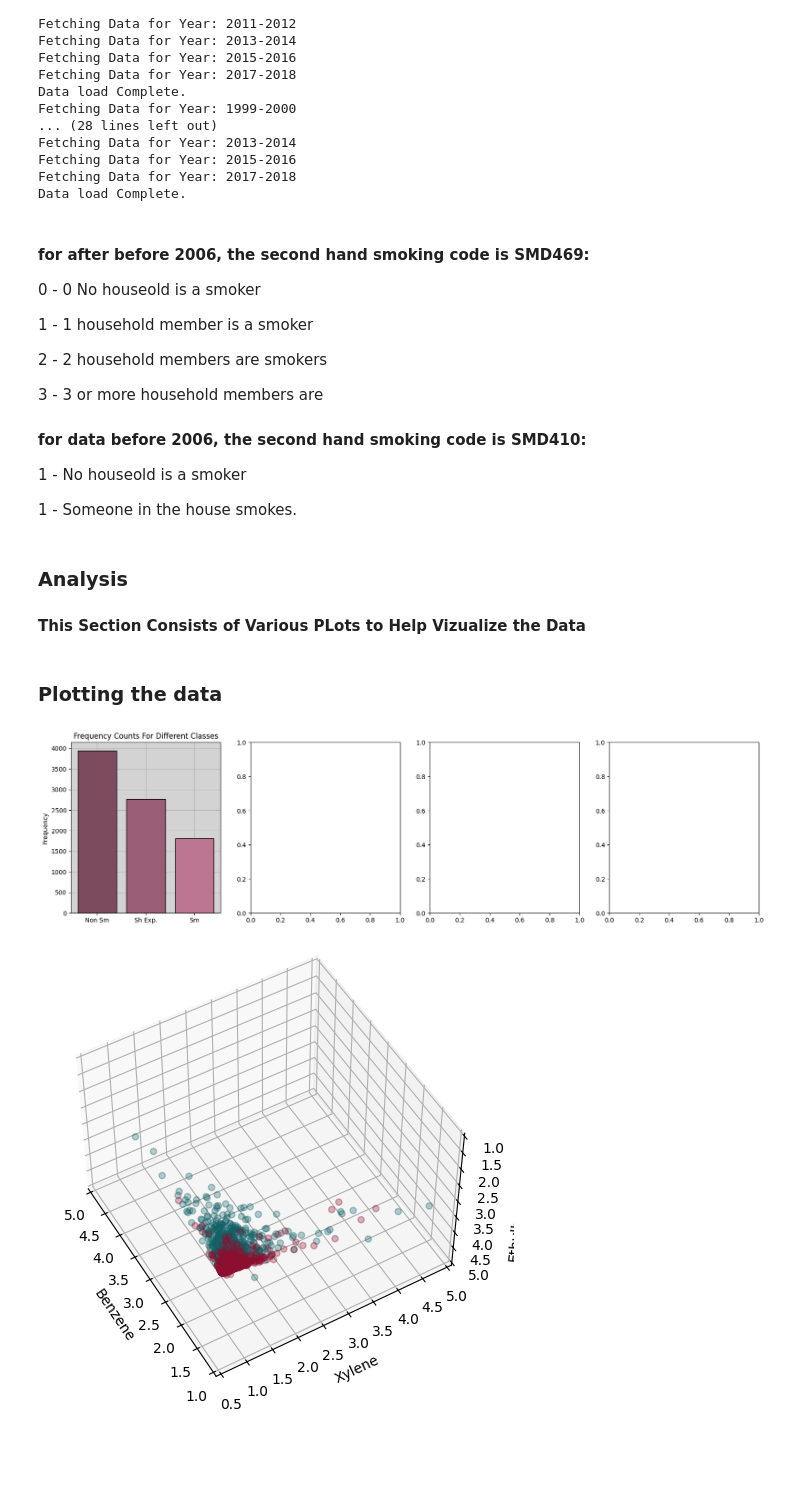
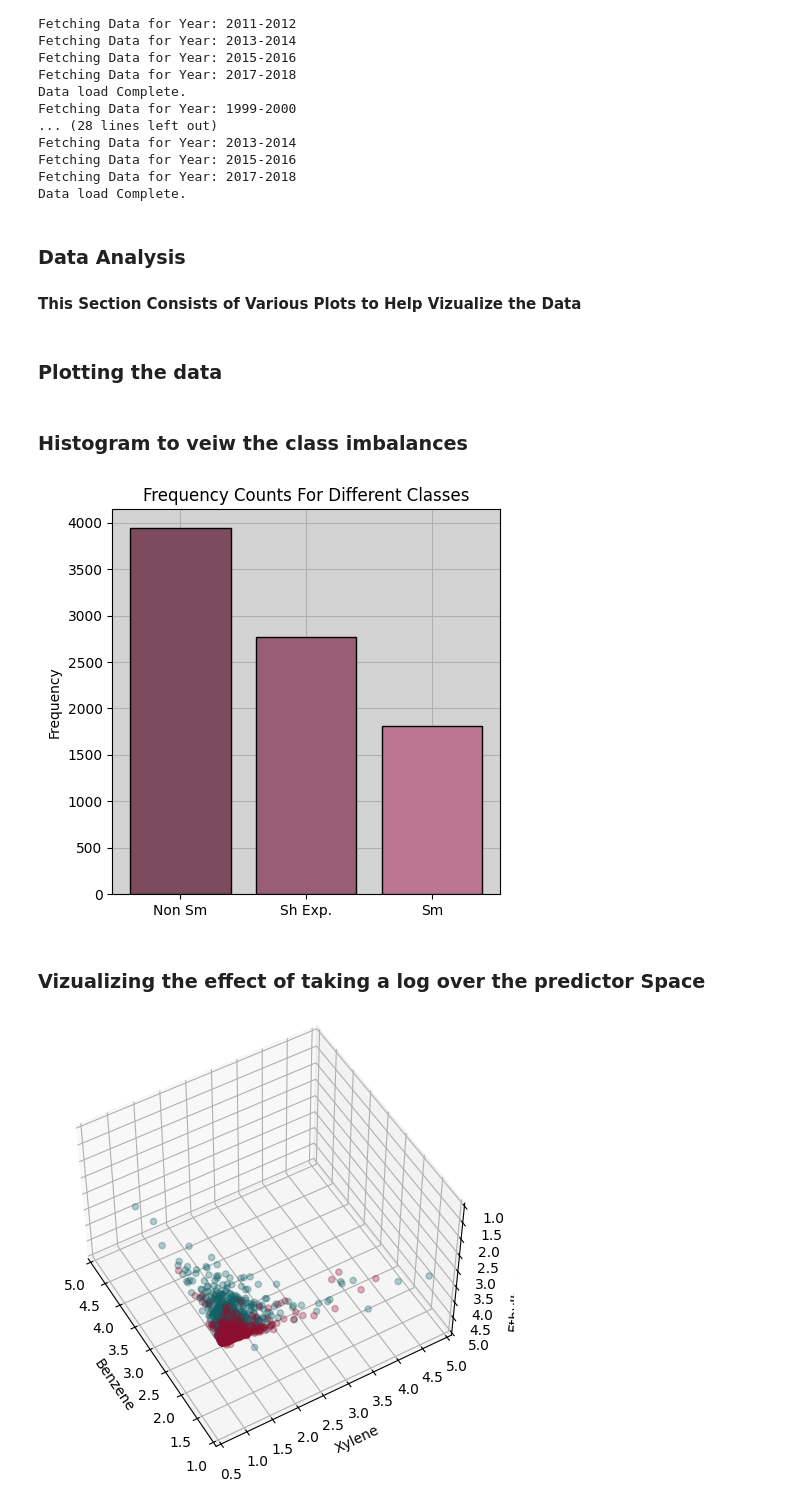
Before and after one commit to petepritch/STATS-503-Project, a Jupyter notebook: workspace/omar.ipynb, the cells around one changed output. Cells and saved outputs as stored; diff of their text form; code cells hidden in the pictures; blank space fills up the shorter version.

```diff
--- a/workspace/omar.ipynb
+++ b/workspace/omar.ipynb
@@ -101,6 +140,11 @@ def fetch_data(urls1, urls2, predictors_list, response1, response13, response14,
 # %%
 #some of the respone formatting is inconsistent ... this reformats things.
 def relable(df):
+
+    """
+    The response variables for second hand smokers and direct smokers are different [0,1,2] vs [1,0].
+    This function converts them so that they index from 0.
+    """
 
     data = df.copy()
 
@@ -126,6 +170,11 @@ def relable(df):
 
 def process(df, transform = False, combine_columns = True):
 
+    """This applies a log transformation to the predictors and combines the response variables int0 a single response
+    transform: if the log transformation should be applied
+    combine_columns: if the responses should be combines: this should only be false if you want to partition the data by response groups.
+    """
+
     data = df.copy()
     data = relable(data)
 
@@ -140,7 +189,7 @@ def process(df, transform = False, combine_columns = True):
 
     data = pd.concat([non_smokers, sh_smokers, smokers])
 
-    if combine_columns: # make a single response variable 0,1,2 - >
+    if combine_columns: # make a single response variable: 0,1,2
             data['SMOKE'] = data['SMOKE']+ data['SH EXP']
             data = data.drop(['SH EXP'], axis = 1)
 
@@ -150,6 +199,7 @@ def process(df, transform = False, combine_columns = True):
         data['LBXVEB'] = np.log(data['LBXVEB'])
         data['LBXVXY'] = np.log(data['LBXVXY'])
 
+    #reshuffle
     return data.sample(frac=1).reset_index(drop=True)
 # %% [markdown]
 ### Data Preprocessing
@@ -193,26 +247,10 @@ Fetching Data for Year: 2013-2014
 Fetching Data for Year: 2015-2016
 Fetching Data for Year: 2017-2018
 Data load Complete.
-# %% [markdown]
-#### for after before 2006, the second hand smoking code is SMD469:
-
-0 -	0 No houseold is a smoker
-
-1 -	1 household member is a smoker
-
-2 -	2 household members are smokers
-
-3 -	3 or more household members are
-
-#### for data before 2006, the second hand smoking code is SMD410:
-
-1 -	 No houseold is a smoker
-
-1 - Someone in the house smokes.
 # %% [markdown]
-### Analysis
+### Data Analysis
 
-#### This Section Consists of Various PLots to Help Vizualize the Data
+#### This Section Consists of Various Plots to Help Vizualize the Data
 # %% [markdown]
 ### Plotting the data
 # %%
@@ -227,21 +272,24 @@ non_smokers_l = non_smokers_l[non_smokers_l['SH EXP'] == 0]
 sh_smokers_l = nhanes_log__cc[nhanes_log__cc['SMOKE']== 1]
 sh_smokers_nl = nhanes_no_log_cc[nhanes_no_log_cc['SMOKE'] == 1]
+# %% [markdown]
+### Histogram to veiw the class imbalances
 # %%
-fig, axis = plt.subplots(1,4, figsize = (20,5))
-
+fig, axis = plt.subplots(1,1, figsize = (5,5))
 
 c = ['#7C4B5E', '#995E75', '#BD7692' ]
-axis[0].set_xticks([0,1,2])
-axis[0].set_xticklabels(['Non Sm', 'Sh Exp.', "Sm"])
-axis[0].set_ylabel('Frequency')
-axis[0].grid(zorder=0)
-axis[0].set_facecolor('lightgrey')
-axis[0].bar(x = [0,1,2], height = nhanes_log__cc.value_counts('SMOKE'),
+axis.set_xticks([0,1,2])
+axis.set_xticklabels(['Non Sm', 'Sh Exp.', "Sm"])
+axis.set_ylabel('Frequency')
+axis.grid(zorder=0)
+axis.set_facecolor('lightgrey')
+axis.bar(x = [0,1,2], height = nhanes_log__cc.value_counts('SMOKE'),
             edgecolor = 'black', color = c, zorder=3)
-axis[0].set_title('Frequency Counts For Different Classes')
+axis.set_title('Frequency Counts For Different Classes')
 plt.show()
 # %% [output]
-[figure, old version]
+[figure, new version]
+# %% [markdown]
+### Vizualizing the effect of taking a log over the predictor Space
 # %%
 fig = plt.figure(figsize=plt.figaspect(0.5))
 ax = fig.add_subplot(111, projection='3d')
```
Also changed, not shown: parts of 18 cells of this notebook.
